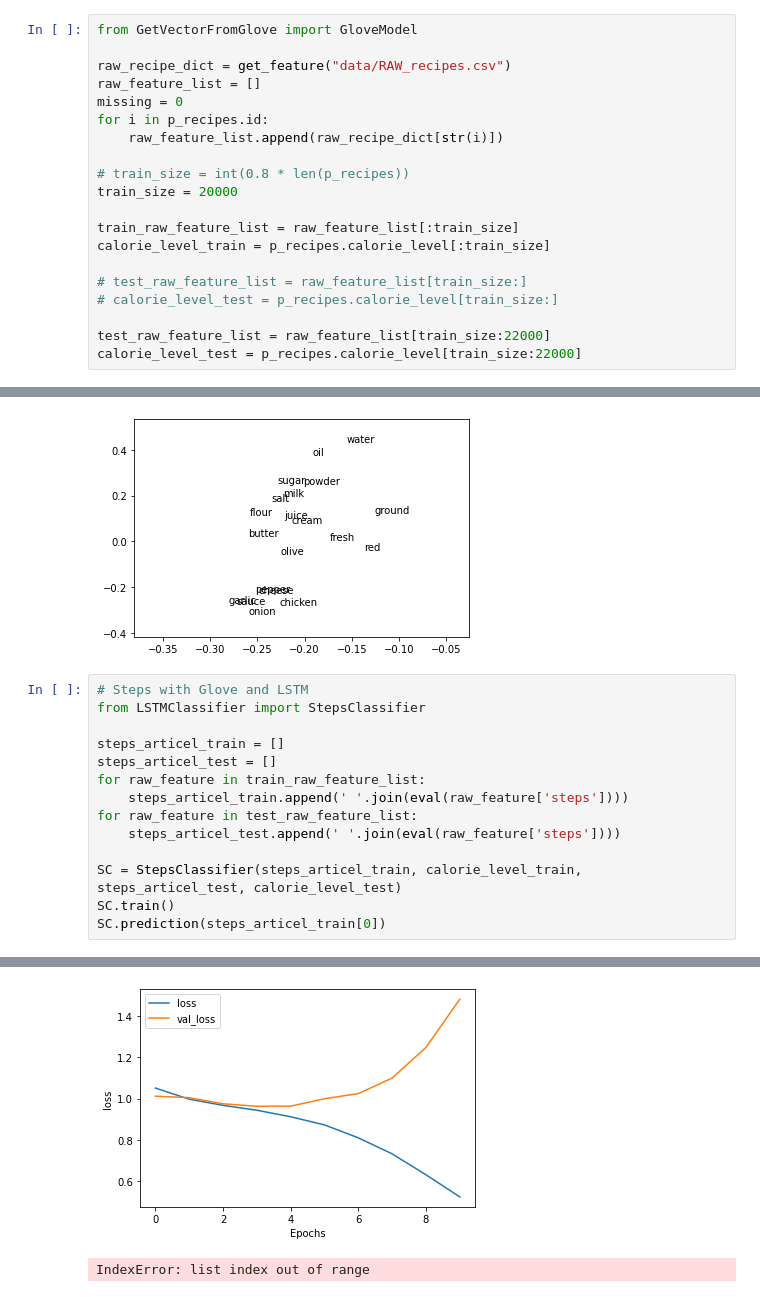
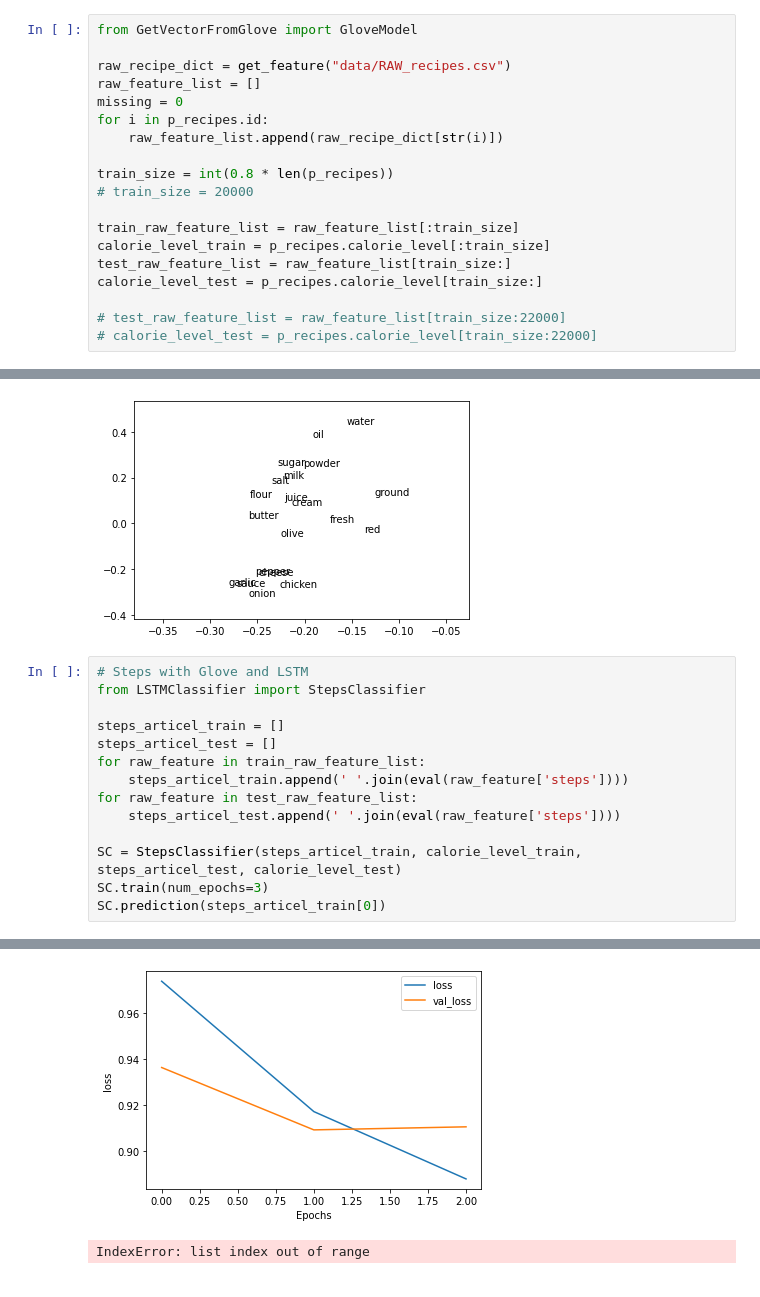
Before and after one commit to Gilone/Calorie-Prediction, a Jupyter notebook: Assignment2_Glove.ipynb, the cells around one changed output, grey strips where cells are left out. Drawn from its saved outputs; the diff is of its cells as text.

```diff
--- a/Assignment2_Glove.ipynb
+++ b/Assignment2_Glove.ipynb
@@ -35,17 +35,16 @@ missing = 0
 for i in p_recipes.id:
     raw_feature_list.append(raw_recipe_dict[str(i)])
 
-# train_size = int(0.8 * len(p_recipes))
-train_size = 20000
+train_size = int(0.8 * len(p_recipes))
+# train_size = 20000
 
 train_raw_feature_list = raw_feature_list[:train_size]
 calorie_level_train = p_recipes.calorie_level[:train_size]
+test_raw_feature_list = raw_feature_list[train_size:]
+calorie_level_test = p_recipes.calorie_level[train_size:]
 
-# test_raw_feature_list = raw_feature_list[train_size:]
-# calorie_level_test = p_recipes.calorie_level[train_size:]
-
-test_raw_feature_list = raw_feature_list[train_size:22000]
-calorie_level_test = p_recipes.calorie_level[train_size:22000]
+# test_raw_feature_list = raw_feature_list[train_size:22000]
+# calorie_level_test = p_recipes.calorie_level[train_size:22000]
 # %%
 GM = GloveModel('.\glove.840B.300d.txt')
 
@@ -95,7 +92,7 @@ for raw_feature in test_raw_feature_list:
     steps_articel_test.append(' '.join(eval(raw_feature['steps'])))
 
 SC = StepsClassifier(steps_articel_train, calorie_level_train, steps_articel_test, calorie_level_test)
-SC.train()
+SC.train(num_epochs=3)
 SC.prediction(steps_articel_train[0])
 # %% [output]
 Model: "sequential"
@@ -119,2 +116,2 @@ Epoch 10/10
-[figure, old version]
+[figure, new version]
 IndexError: list index out of range
```
Also changed, not shown: parts of 2 cells of this notebook, 1 other file.
